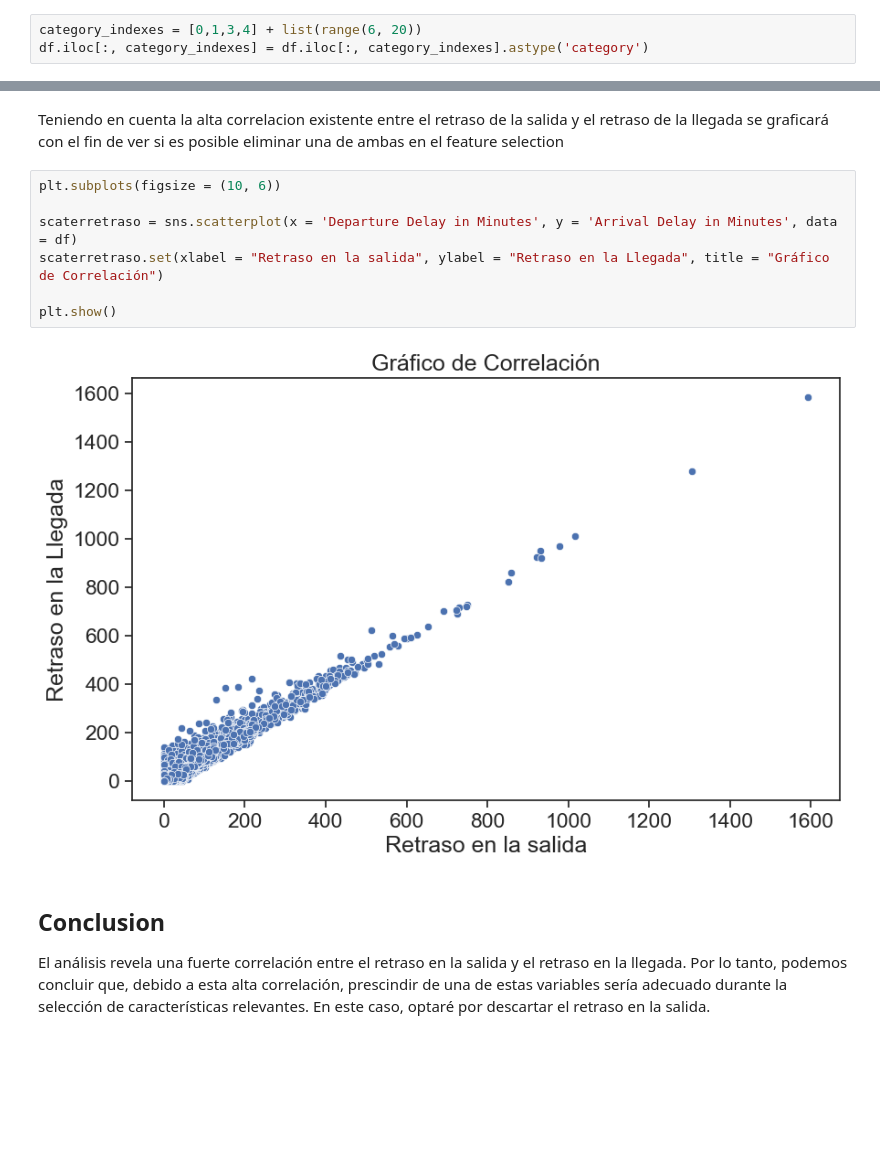
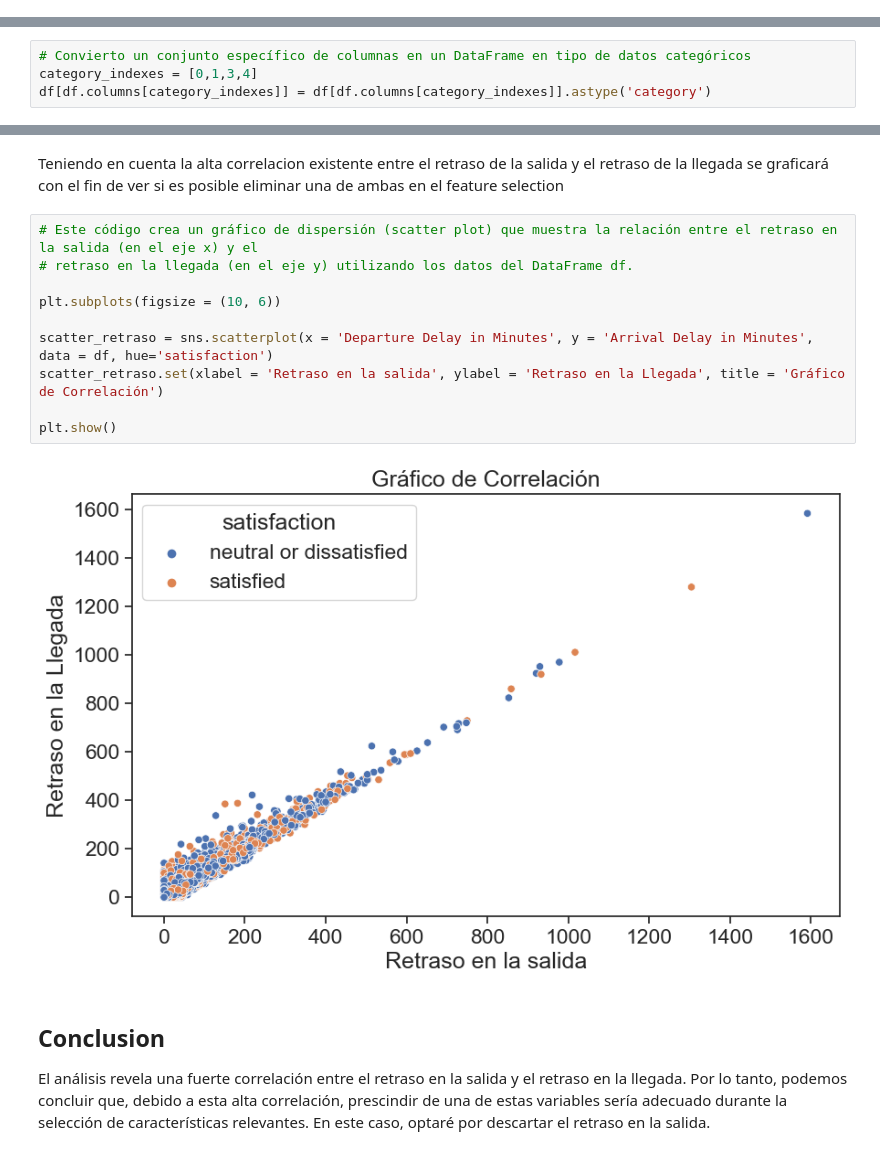
Before and after one commit to PabloPerotti/TP-PABLOPEROTTI---AEROLINEA, a Jupyter notebook: TP PABLO PEROTTI - AEROLINEA.ipynb, the cells around one changed output, grey strips where cells are left out. Drawn from its saved outputs; the diff is of its cells as text; blank space fills up the shorter version.

Commit message:
Add files via upload
ENTREGA FINAL TRABAJO PRACTICO CODERHOUSE DATA SCIENCE PARTE 1

```diff
--- a/TP PABLO PEROTTI - AEROLINEA.ipynb
+++ b/TP PABLO PEROTTI - AEROLINEA.ipynb
@@ -136,3 +152,0 @@ df = df.drop(['Unnamed: 0', "id"], axis=1)
-# %%
-category_indexes = [0,1,3,4] + list(range(6, 20))
-df.iloc[:, category_indexes] = df.iloc[:, category_indexes].astype('category')
@@ -158,0 +153,4 @@ memory usage: 5.8+ MB
+# %%
+# Convierto un conjunto específico de columnas en un DataFrame en tipo de datos categóricos
+category_indexes = [0,1,3,4]
+df[df.columns[category_indexes]] = df[df.columns[category_indexes]].astype('category')
@@ -475,14 +538,17 @@ plt.show()
 # %% [markdown]
 Teniendo en cuenta la alta correlacion existente entre el retraso de la salida y el retraso de la llegada se graficará con el fin de ver si es posible eliminar una de ambas en el feature selection
 # %%
+# Este código crea un gráfico de dispersión (scatter plot) que muestra la relación entre el retraso en la salida (en el eje x) y el
+# retraso en la llegada (en el eje y) utilizando los datos del DataFrame df.
+
 plt.subplots(figsize = (10, 6))
 
-scaterretraso = sns.scatterplot(x = 'Departure Delay in Minutes', y = 'Arrival Delay in Minutes', data = df)
-scaterretraso.set(xlabel = "Retraso en la salida", ylabel = "Retraso en la Llegada", title = "Gráfico de Correlación")
+scatter_retraso = sns.scatterplot(x = 'Departure Delay in Minutes', y = 'Arrival Delay in Minutes', data = df, hue='satisfaction')
+scatter_retraso.set(xlabel = 'Retraso en la salida', ylabel = 'Retraso en la Llegada', title = 'Gráfico de Correlación')
 
 plt.show()
 # %% [output]
-[figure, old version]
+[figure, new version]
 # %% [markdown]
 ## Conclusion
 El análisis revela una fuerte correlación entre el retraso en la salida y el retraso en la llegada. Por lo tanto, podemos concluir que, debido a esta alta correlación, prescindir de una de estas variables sería adecuado durante la selección de características relevantes. En este caso, optaré por descartar el retraso en la salida.
```
Also changed, not shown: parts of 65 cells of this notebook.
